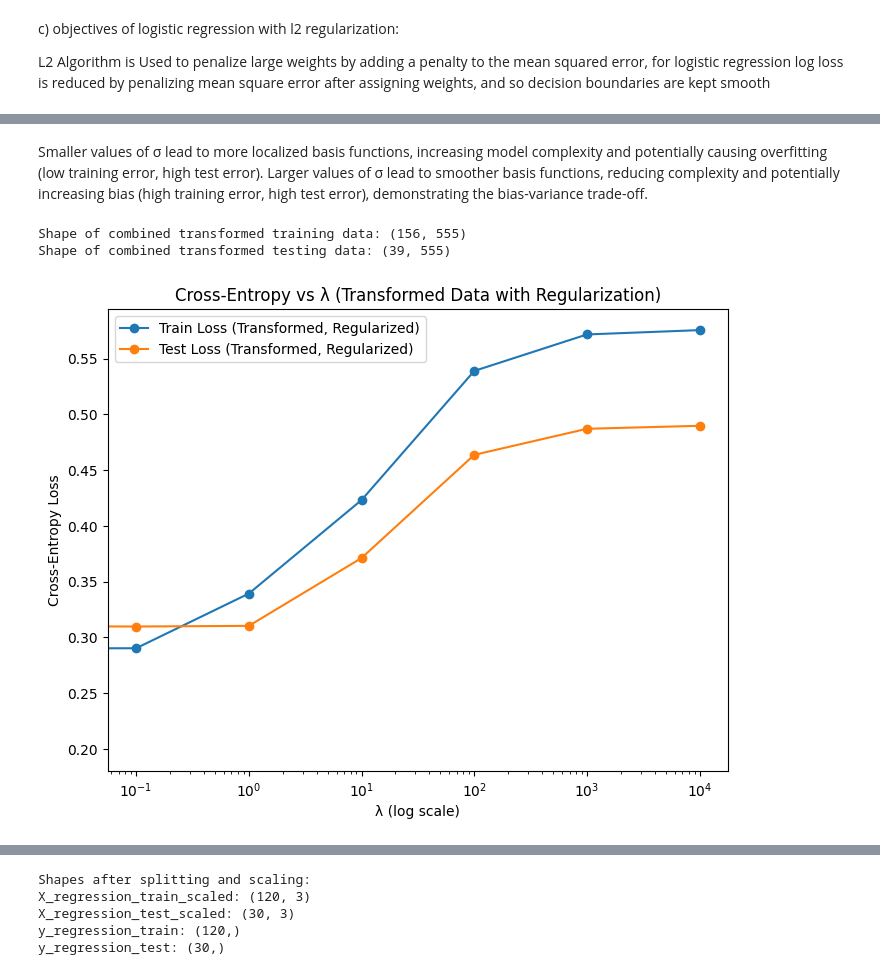
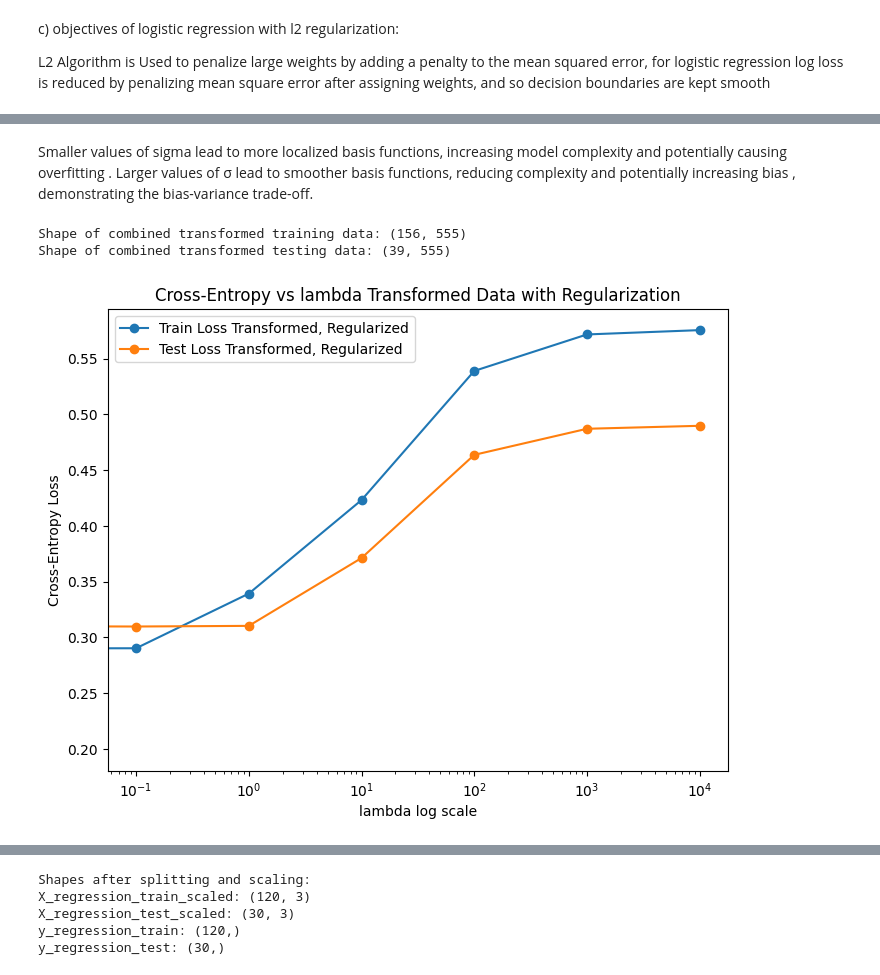
Before and after one commit to NikhilGeorge01/ML-Prac, a Jupyter notebook: MLAssignment.ipynb, the cells around one changed output, grey strips where cells are left out. Drawn from its saved outputs; the diff is of its cells as text; code cells hidden in the pictures.

```diff
--- a/MLAssignment.ipynb
+++ b/MLAssignment.ipynb
@@ -160,3 +162,3 @@ plt.show()
 # %% [markdown]
-Smaller values of σ lead to more localized basis functions, increasing model complexity and potentially causing overfitting (low training error, high test error). Larger values of σ lead to smoother basis functions, reducing complexity and potentially increasing bias (high training error, high test error), demonstrating the bias-variance trade-off.
+Smaller values of sigma lead to more localized basis functions, increasing model complexity and potentially causing overfitting . Larger values of σ lead to smoother basis functions, reducing complexity and potentially increasing bias , demonstrating the bias-variance trade-off.
 # %%
@@ -198,15 +202,16 @@ for l in lambdas_transformed:
     w_transformed_reg = model.coef_.flatten()
     l2_norms_transformed_reg.append(np.linalg.norm(w_transformed_reg, 2))
 # %%
+# Plot cross-entropy loss vs lambda for transformed and regularized data.
 plt.figure(figsize=(8, 6))
-plt.plot(lambdas_transformed, train_losses_transformed_reg, marker='o', label="Train Loss (Transformed, Regularized)")
-plt.plot(lambdas_transformed, test_losses_transformed_reg, marker='o', label="Test Loss (Transformed, Regularized)")
+plt.plot(lambdas_transformed, train_losses_transformed_reg, marker='o', label="Train Loss Transformed, Regularized")
+plt.plot(lambdas_transformed, test_losses_transformed_reg, marker='o', label="Test Loss Transformed, Regularized")
 plt.xscale("log")
-plt.xlabel("λ (log scale)")
+plt.xlabel("lambda log scale")
 plt.ylabel("Cross-Entropy Loss")
-plt.title("Cross-Entropy vs λ (Transformed Data with Regularization)")
+plt.title("Cross-Entropy vs lambda Transformed Data with Regularization")
 plt.legend()
 plt.show()
 # %% [output]
-[figure, old version]
+[figure, new version]
 # %%
```
Also changed, not shown: parts of 17 cells of this notebook.
